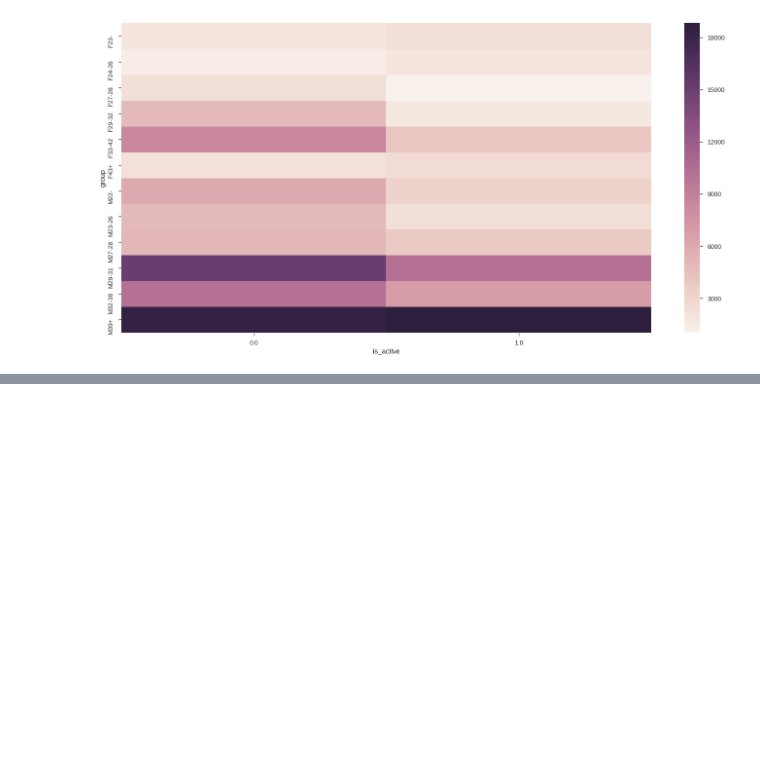
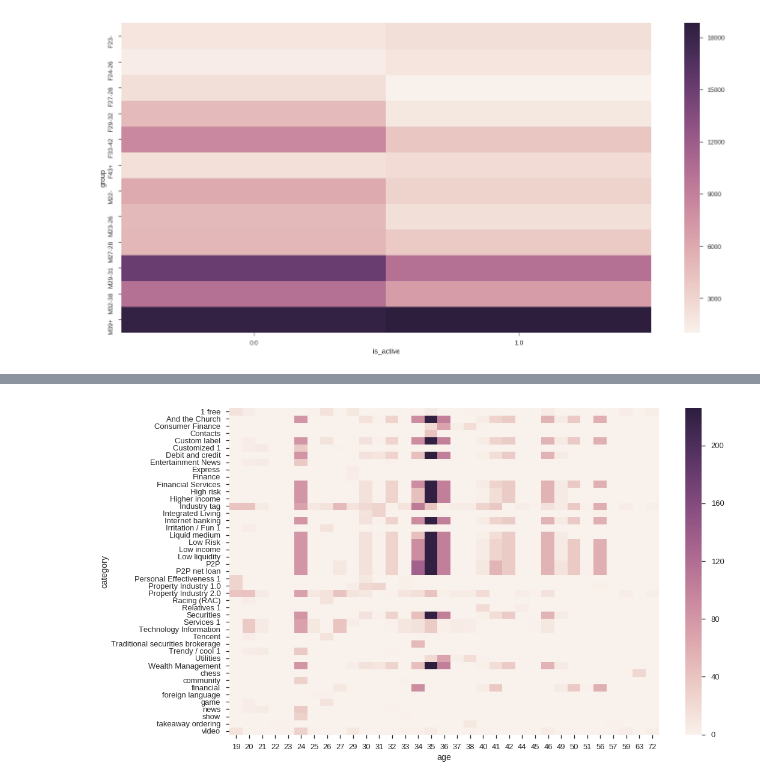
Before and after one commit to numb3r33/TalkingData, a Jupyter notebook: notebooks/UnderstandProblemStatement.ipynb, the cells around one changed output, grey strips where cells are left out. Cells and saved outputs as stored; diff of their text form; code cells hidden in the pictures; blank space fills up the shorter version.

```diff
--- a/notebooks/UnderstandProblemStatement.ipynb
+++ b/notebooks/UnderstandProblemStatement.ipynb
@@ -3028,0 +3056,10 @@ plt.tight_layout();
+# %%
+%%time
+
+df = gender_age_train.sample(n=1000)\
+                      .merge(events, on='device_id', how='left')\
+                      .merge(app_events, on='event_id', how='left')\
+                      .merge(app_labels, on='app_id', how='left')\
+                      .merge(label_categories, on='label_id', how='left')
+
+print(df.head())
@@ -3028,0 +3104,5 @@ plt.tight_layout();
+# %%
+fig, ax = plt.subplots(1, figsize=(16, 10))
+sns.heatmap(df.groupby(['category', 'age']).size().unstack().fillna(0));
+# %% [output]
+[figure, added]
```
Also changed, not shown: parts of 11 cells of this notebook, 1 other file.
